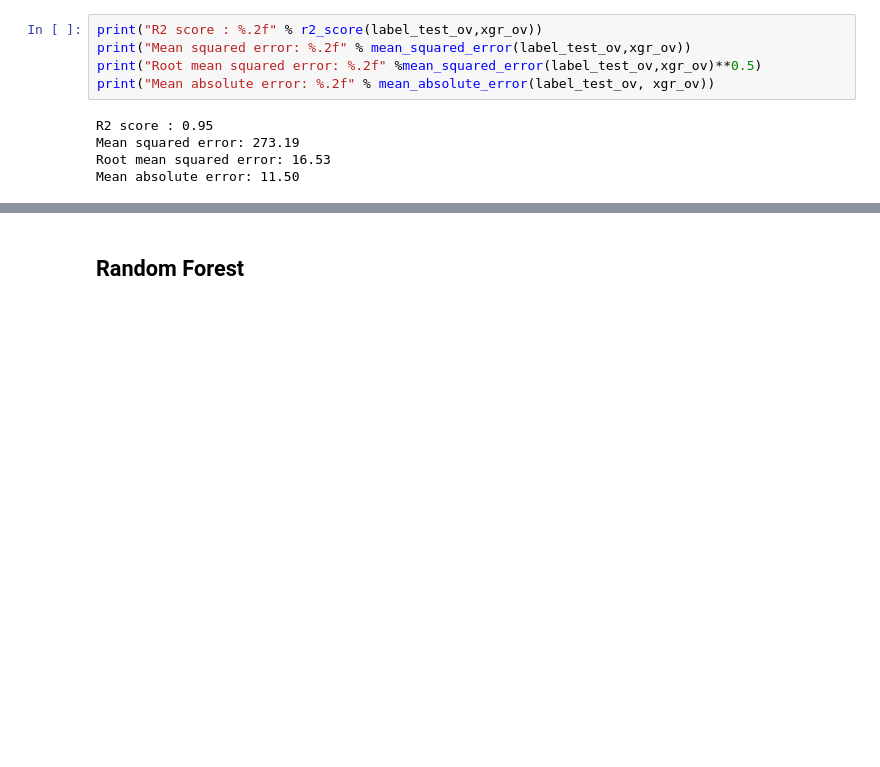
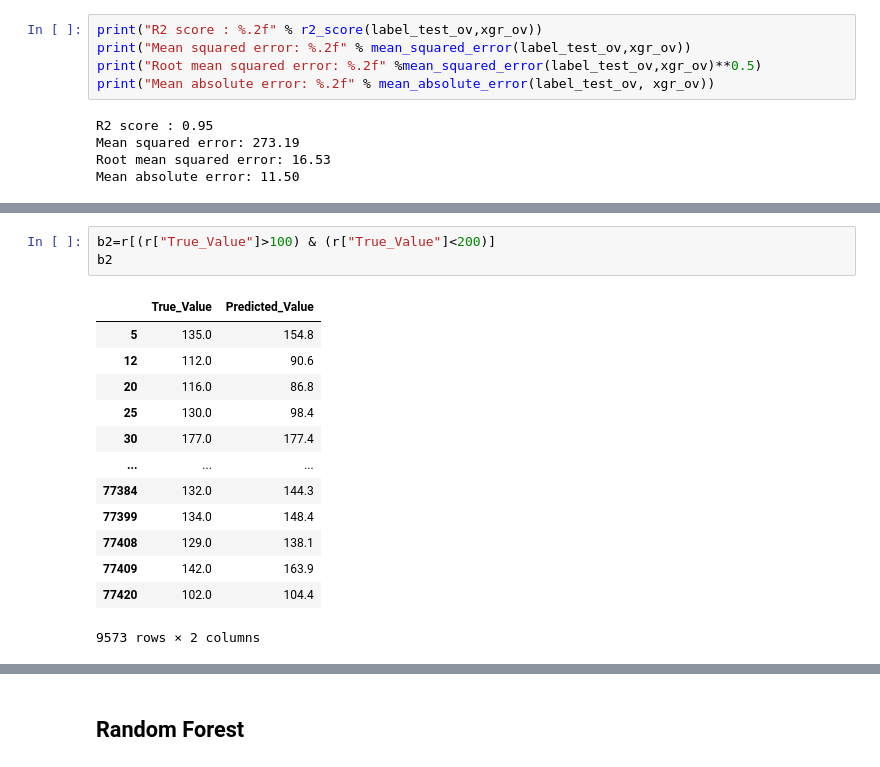
Before and after one commit to AMVamsi/Flight_Delay_Prediction, a Jupyter notebook: Regression .ipynb, the cells around one changed output, grey strips where cells are left out. Saved outputs shown, nothing was run; the diff lists cells and outputs as text; blank space fills up the shorter version.

```diff
--- a/Regression .ipynb
+++ b/Regression .ipynb
@@ -477,0 +380,17 @@ label_test_un = np.asarray(dr["ArrDelayMinutes"])
+# %%
+b2=r[(r["True_Value"]>100) & (r["True_Value"]<200)]
+b2
+# %% [output]
+|  | True_Value | Predicted_Value |
+| 5 | 135.0 | 154.8 |
+| 12 | 112.0 | 90.6 |
+| 20 | 116.0 | 86.8 |
+| 25 | 130.0 | 98.4 |
+| 30 | 177.0 | 177.4 |
+| ... | ... | ... |
+| 77384 | 132.0 | 144.3 |
+| 77399 | 134.0 | 148.4 |
+| 77408 | 129.0 | 138.1 |
+| 77409 | 142.0 | 163.9 |
+| 77420 | 102.0 | 104.4 |
+9573 rows × 2 columns
```
Also changed, not shown: parts of 38 cells of this notebook.
